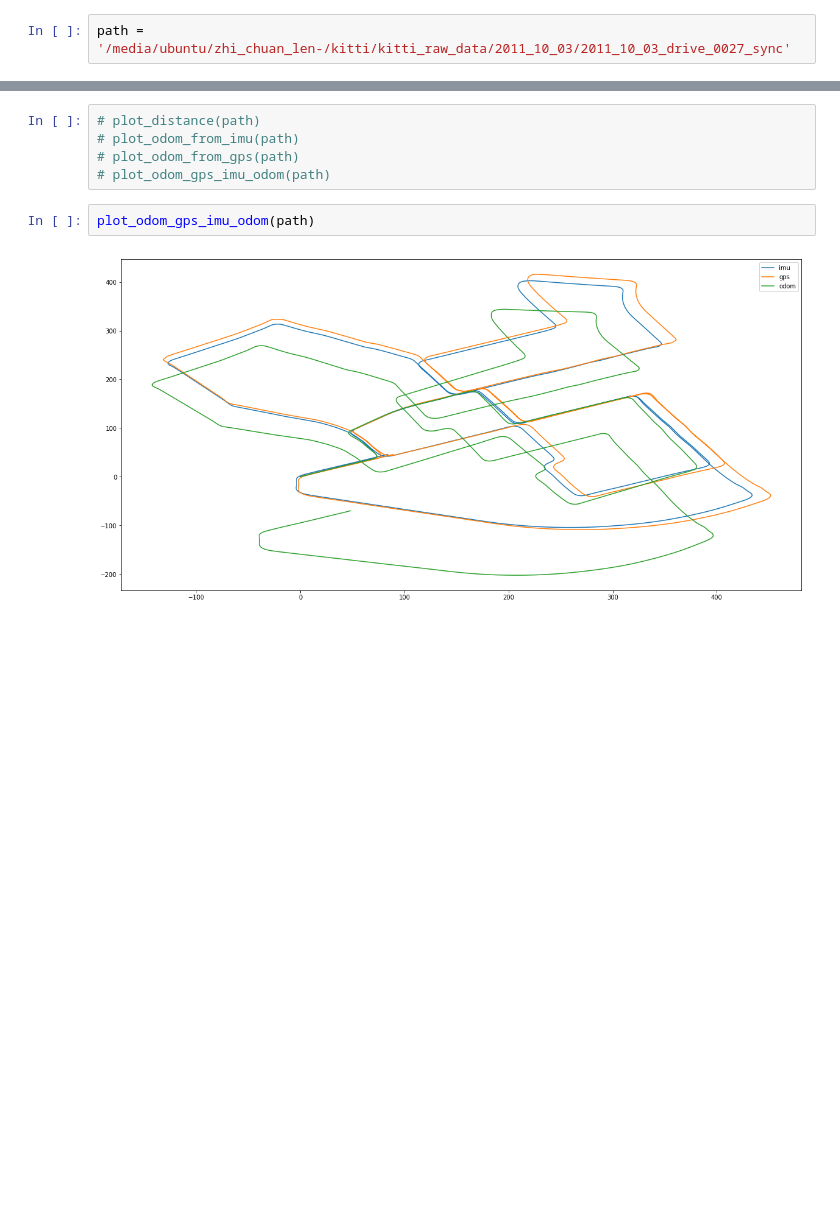
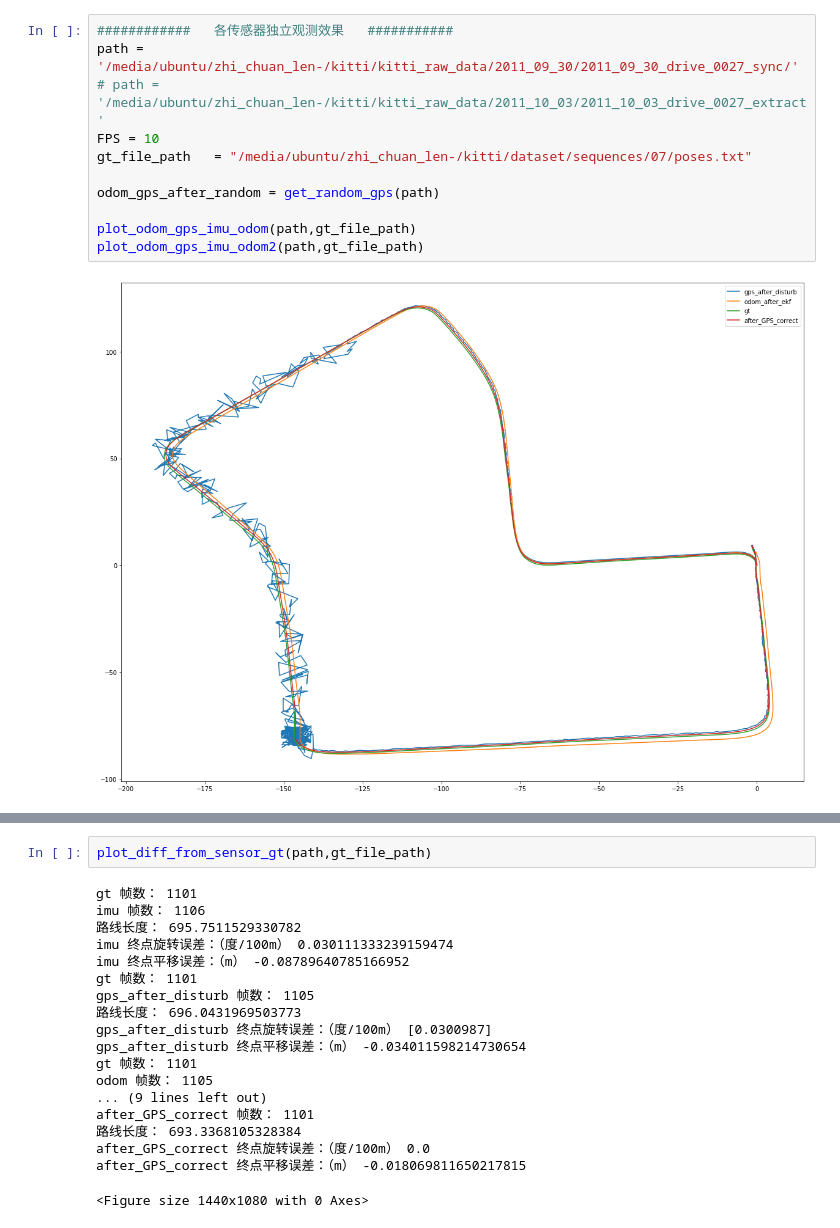
Before and after one commit to zhichuanlen/zhichuanlen_rangenet_16, a Jupyter notebook: SomeTest/plot_some.ipynb, the cells around one changed output, grey strips where cells are left out. Drawn from its saved outputs; the diff is of its cells as text; blank space fills up the shorter version.

```diff
--- a/SomeTest/plot_some.ipynb
+++ b/SomeTest/plot_some.ipynb
@@ -186,2 +777,13 @@ def plot_odom_gps_imu_odom(path):
 # %%
-path = '/media/ubuntu/zhi_chuan_len-/kitti/kitti_raw_data/2011_10_03/2011_10_03_drive_0027_sync'
+############   各传感器独立观测效果   ###########
+path = '/media/ubuntu/zhi_chuan_len-/kitti/kitti_raw_data/2011_09_30/2011_09_30_drive_0027_sync/'
+# path = '/media/ubuntu/zhi_chuan_len-/kitti/kitti_raw_data/2011_10_03/2011_10_03_drive_0027_extract'
+FPS = 10
+gt_file_path   = "/media/ubuntu/zhi_chuan_len-/kitti/dataset/sequences/07/poses.txt"
+
+odom_gps_after_random = get_random_gps(path)
+
+plot_odom_gps_imu_odom(path,gt_file_path)
+plot_odom_gps_imu_odom2(path,gt_file_path)
+# %% [output]
+[figure, added]
@@ -188,9 +791,21 @@ path = '/media/ubuntu/zhi_chuan_len-/kitti/kitti_raw_data/2011_10_03/2011_10_03_
-# %%
-# plot_distance(path)
-# plot_odom_from_imu(path)
-# plot_odom_from_gps(path)
-# plot_odom_gps_imu_odom(path)
 # %%
-plot_odom_gps_imu_odom(path)
+plot_diff_from_sensor_gt(path,gt_file_path)
 # %% [output]
-[figure, removed]
+gt 帧数： 1101
+imu 帧数： 1106
+路线长度： 695.7511529330782
+imu 终点旋转误差：（度/100m） 0.030111333239159474
+imu 终点平移误差：（m） -0.08789640785166952
+gt 帧数： 1101
+gps_after_disturb 帧数： 1105
+路线长度： 696.0431969503773
+gps_after_disturb 终点旋转误差：（度/100m） [0.0300987]
+gps_after_disturb 终点平移误差：（m） -0.034011598214730654
+gt 帧数： 1101
+odom 帧数： 1105
+... (9 lines left out)
+after_GPS_correct 帧数： 1101
+路线长度： 693.3368105328384
+after_GPS_correct 终点旋转误差：（度/100m） 0.0
+after_GPS_correct 终点平移误差：（m） -0.018069811650217815
+<Figure size 1440x1080 with 0 Axes>
```
Also changed, not shown: parts of 18 cells of this notebook, 3 other files.
